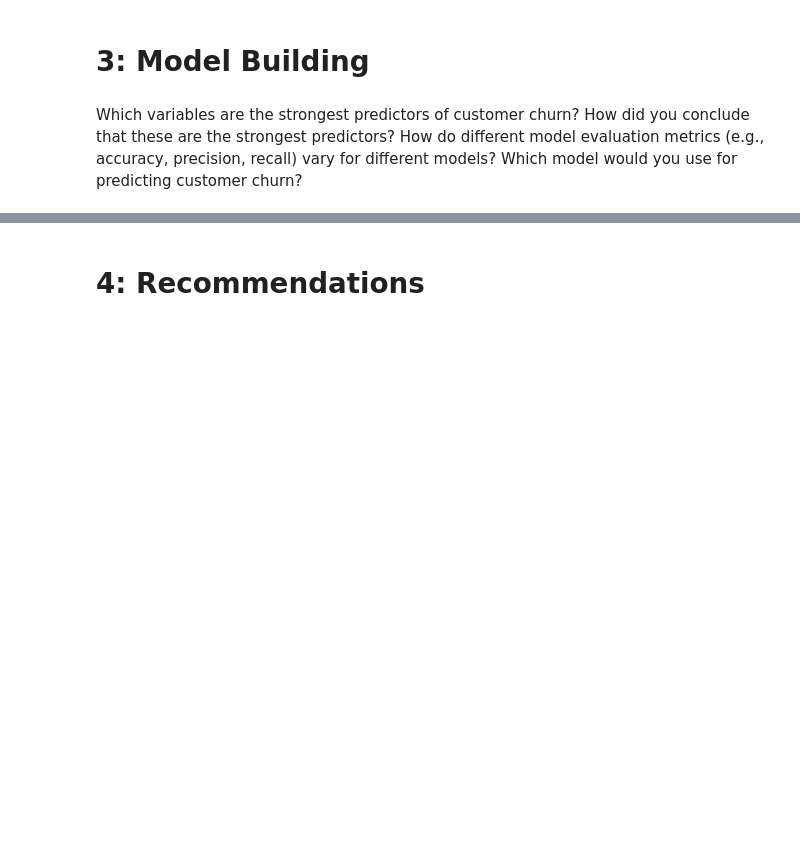
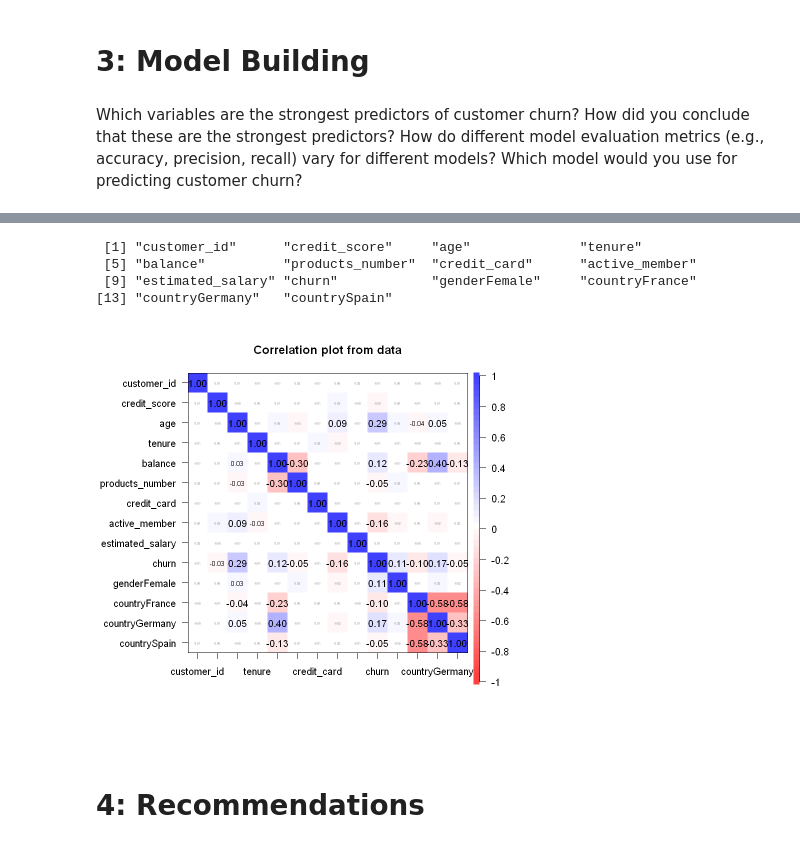
Before and after one commit to PascalEissler/rsm_data_analytics, a Jupyter notebook: Group 7 Project 2.ipynb, the cells around one changed output, grey strips where cells are left out. Drawn from its saved outputs; the diff is of its cells as text; code cells hidden in the pictures; blank space fills up the shorter version.

```diff
--- a/Group 7 Project 2.ipynb
+++ b/Group 7 Project 2.ipynb
@@ -301,3 +333,15 @@ Which model would you use for predicting customer churn?
+# %%
+rowname
+# %% [output]
+ [1] "customer_id"      "credit_score"     "age"              "tenure"
+ [5] "balance"          "products_number"  "credit_card"      "active_member"
+ [9] "estimated_salary" "churn"            "genderFemale"     "countryFrance"
+[13] "countryGermany"   "countrySpain"
+# %%
+
+corPlot(df_new)
+# %% [output]
+[figure, added]
 # %% [markdown]
 # 4: Recommendations
 # %% [markdown]
```
Also changed, not shown: parts of 6 cells of this notebook.
